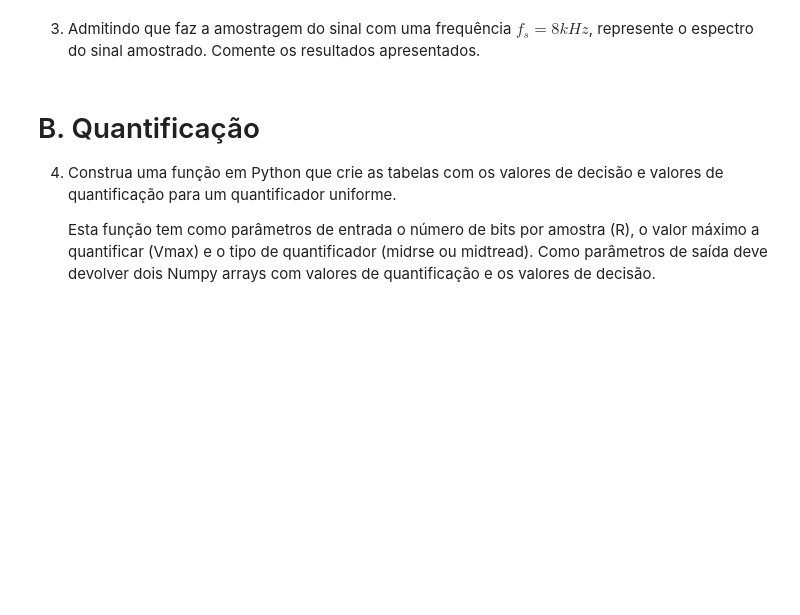
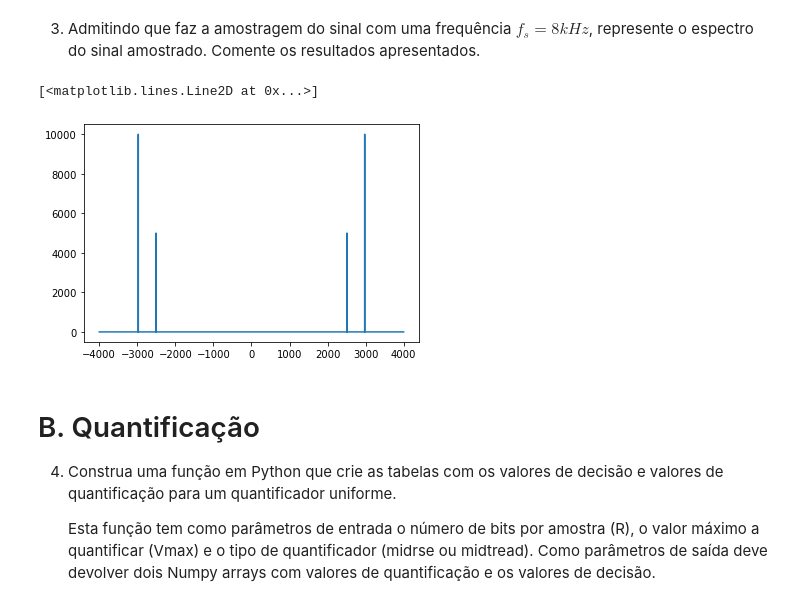
Before and after one commit to drtprl/CPS, a Jupyter notebook: PROJETOS/cps202223_Trab1.ipynb/cps202223_Trab1.ipynb, the cells around one changed output. Cells and saved outputs as stored; diff of their text form; code cells hidden in the pictures; blank space fills up the shorter version.

```diff
--- a/PROJETOS/cps202223_Trab1.ipynb/cps202223_Trab1.ipynb
+++ b/PROJETOS/cps202223_Trab1.ipynb/cps202223_Trab1.ipynb
@@ -55,5 +65,26 @@ plt.plot(t, x)
 # %% [markdown]
 3. Admitindo que faz a amostragem do sinal com uma frequência $f_s = 8kHz$, represente o espectro do sinal amostrado. Comente os resultados apresentados.
+# %%
+import numpy as np
+import matplotlib.pyplot as plt
+
+fs = 8000
+Ts = 1 / fs
+
+t = np.arange(0, 1, Ts) #alterado de 1ms para 1s
+
+x = 20000 * np.cos(2 * np.pi * 5025 * t) + 10000 * np.cos(2 * np.pi * 2507 * t - np.pi / 2)
+
+#representação do espetro de amplitude
+X = np.fft.fft(x) / len(x)
+X = np.fft.fftshift(X)
+X = np.abs(X)
+freq = np.linspace(-fs/2, fs/2, len(x))
+
+plt.plot(freq, X)
+# %% [output]
+[<matplotlib.lines.Line2D at 0x...>]
+[figure, added]
 # %% [markdown]
 # B. Quantificação
 
```
Also changed, not shown: parts of 2 cells of this notebook, 2 other files.
